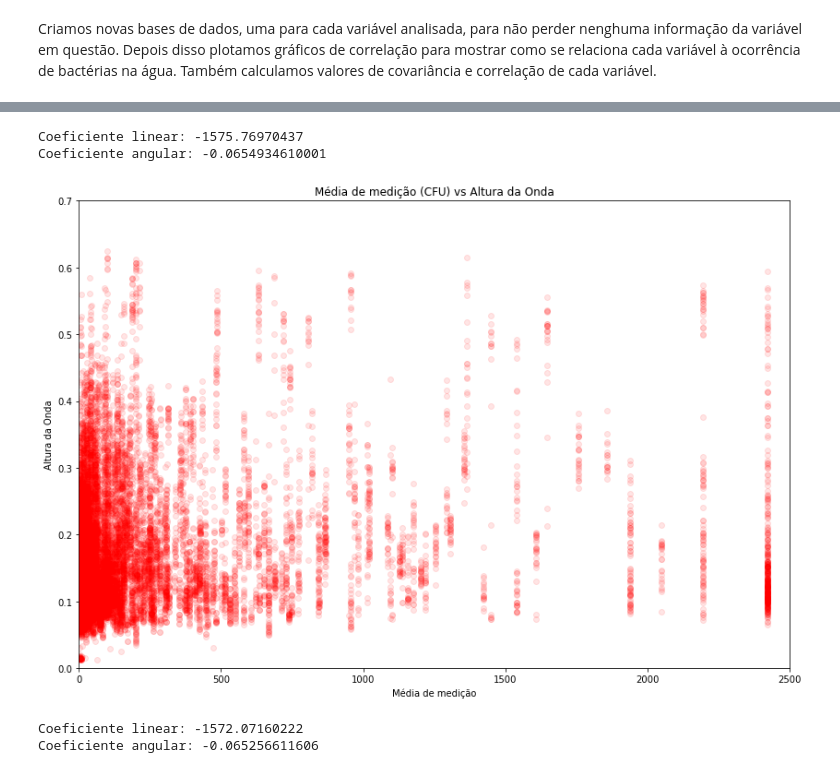
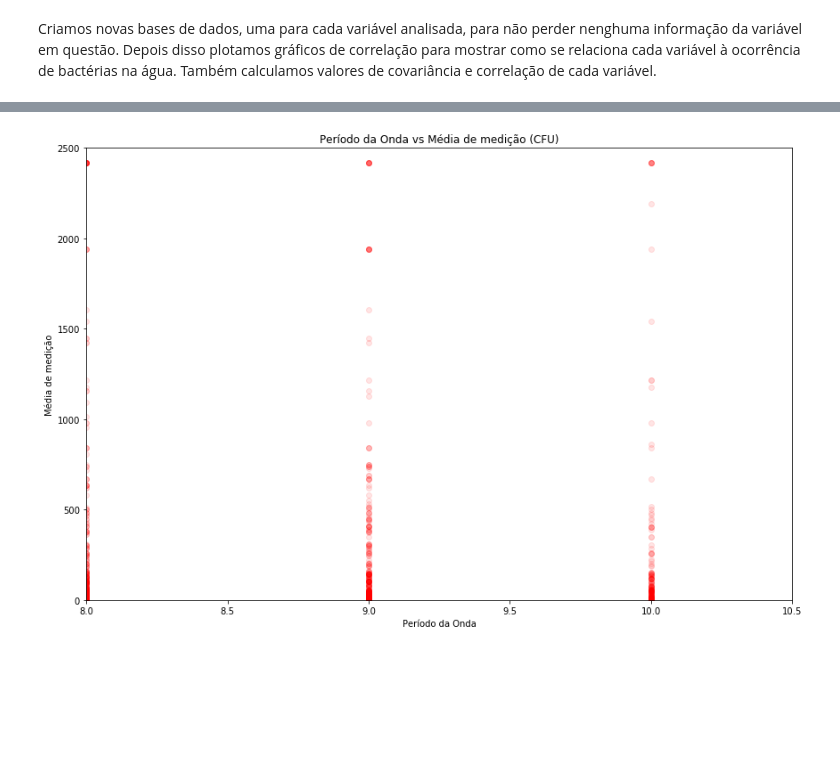
Before and after one commit to stephaniewm/Projeto_3, a Jupyter notebook: Projeto+3.ipynb, the cells around one changed output, grey strips where cells are left out. Drawn from its saved outputs; the diff is of its cells as text; code cells hidden in the pictures; blank space fills up the shorter version.

```diff
--- a/Projeto+3.ipynb
+++ b/Projeto+3.ipynb
@@ -200,36 +158,13 @@ plt.show()
-# %%
-# Regressão entre ReadingMean e Altura da Onda com ajuste linear
-
-a = Altura_Onda.ReadingMean.cov(Altura_Onda.WaveHeight) / Altura_Onda.ReadingMean.var()
-b = Altura_Onda.WaveHeight.mean() - a*Altura_Onda.ReadingMean.mean()
-
-print('Coeficiente linear:', b)
-print('Coeficiente angular:', a)
-# %% [output]
-Coeficiente linear: -1575.76970437
-Coeficiente angular: -0.0654934610001
 # %%
 fig = plt.figure(figsize=(12, 8))
-plt.scatter(Altura_Onda.ReadingMean, Altura_Onda.WaveHeight, c='red', alpha=0.1)
-plt.title('Média de medição (CFU) vs Altura da Onda')
-plt.xlabel('Média de medição')
-plt.ylabel('Altura da Onda')
+plt.scatter(Periodo_Onda.WavePeriod, Periodo_Onda.ReadingMean,  c='red', alpha=0.1)
+plt.title('Período da Onda vs Média de medição (CFU)')
+plt.ylabel('Média de medição')
+plt.xlabel('Período da Onda')
 
-plt.plot((Altura_Onda.ReadingMean.min(),Altura_Onda.ReadingMean.max()), (a*Altura_Onda.ReadingMean.min()+b, a*Altura_Onda.ReadingMean.max()+b), color='blue')
 
 plt.tight_layout()
-plt.axis([0,2500,0,0.7])
+plt.axis([8,10.5,0,2500])
 plt.show()
 # %% [output]
-[figure, old version]
+[figure, new version]
-# %%
-# Regressão entre ReadingMean e Altura da Onda com ajuste linear
-
-a = Periodo_Onda.ReadingMean.cov(Periodo_Onda.WavePeriod) / Periodo_Onda.ReadingMean.var()
-b = Periodo_Onda.WavePeriod.mean() - a*Periodo_Onda.ReadingMean.mean()
-
-print('Coeficiente linear:', b)
-print('Coeficiente angular:', a)
-# %% [output]
-Coeficiente linear: -1572.07160222
-Coeficiente angular: -0.065256611606
```
Also changed, not shown: parts of 15 cells of this notebook.
